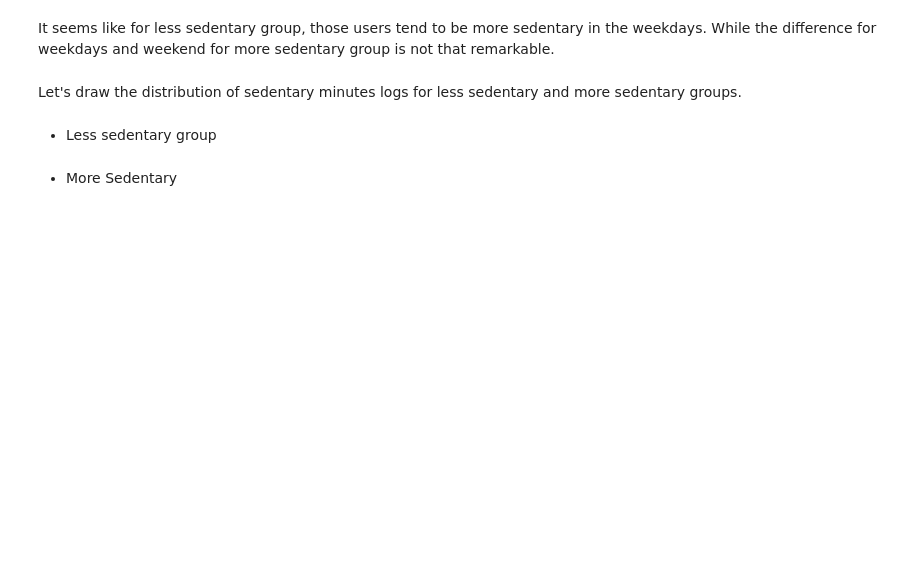
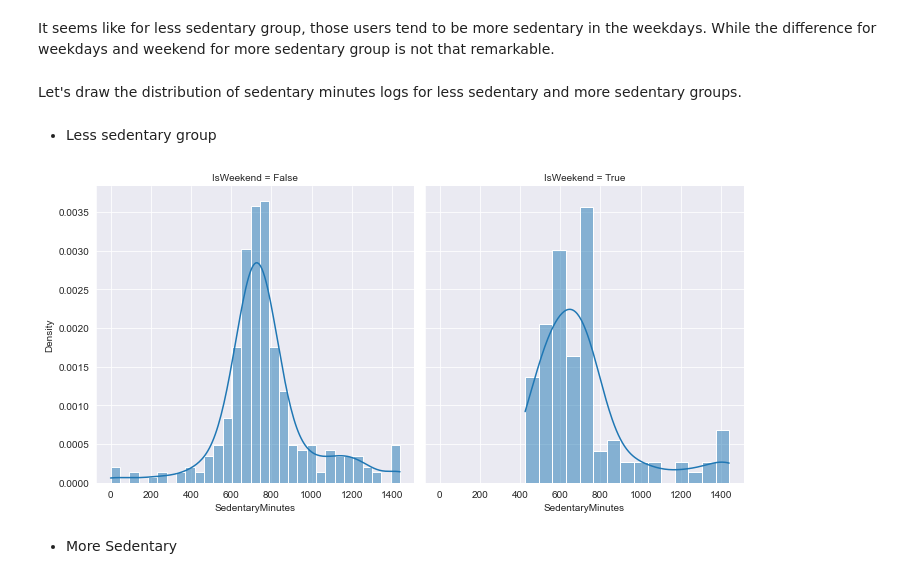
Before and after one commit to onderakacik/FitbitAnalysis, a Jupyter notebook: Final_Project.ipynb, the cells around one changed output. Cells and saved outputs as stored; diff of their text form; code cells hidden in the pictures; blank space fills up the shorter version.

```diff
--- a/Final_Project.ipynb
+++ b/Final_Project.ipynb
@@ -272,9 +340,11 @@ Let's draw the distribution of sedentary minutes logs for less sedentary and mor
 # %%
 g = sns.FacetGrid(df_dropped[df_dropped['MoreSedentary'] == 0],
                   col="IsWeekend",
-                  height=6,
-                  aspect=.7)
+                  height=5,
+                  aspect=1)
 g.map(sns.histplot, "SedentaryMinutes", kde=True, stat='density');
+# %% [output]
+[figure, added]
 # %% [markdown]
 - More Sedentary
 # %%
```
Also changed, not shown: parts of 41 cells of this notebook.
